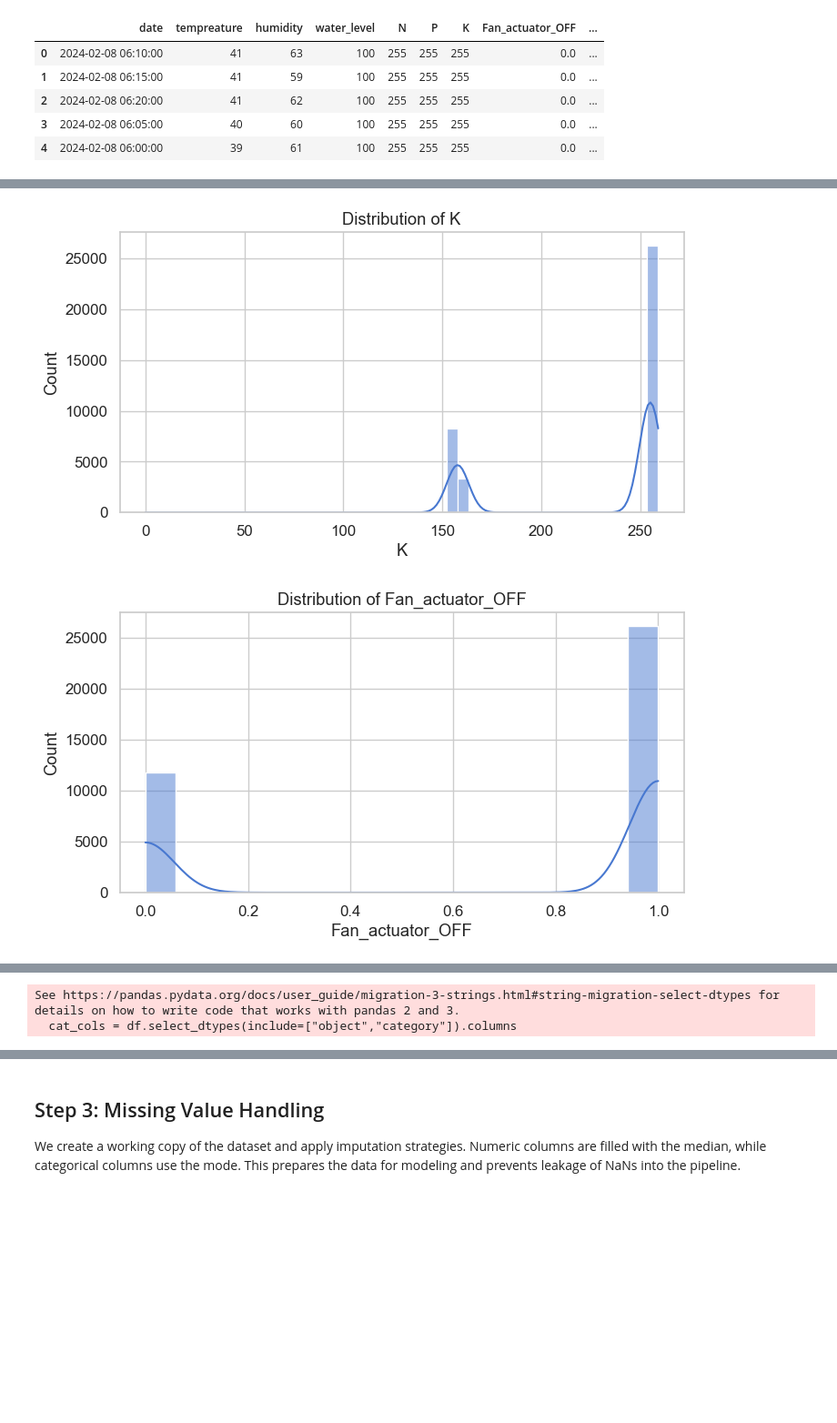
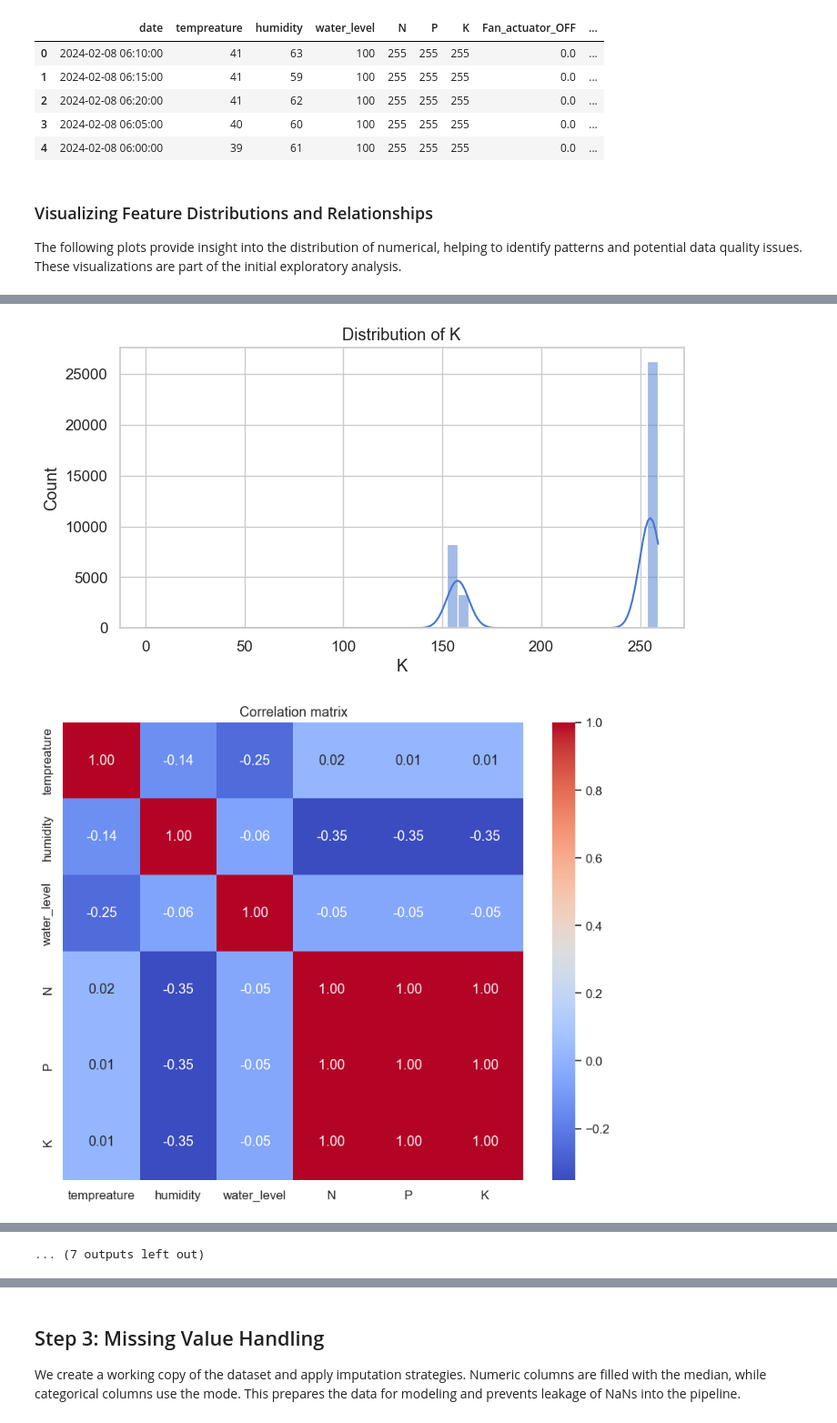
Before and after one commit to BrajanGjorga/Smart-Agriculture, a Jupyter notebook: AgricultureModel.ipynb, the cells around one changed output, grey strips where cells are left out. Shown at 91% size. Drawn from its saved outputs; the diff is of its cells as text; code cells hidden in the pictures; blank space fills up the shorter version.

Commit message:
add summary table, specify numerical & categorical fetures, visualize binary distributions

```diff
--- a/AgricultureModel.ipynb
+++ b/AgricultureModel.ipynb
@@ -59,46 +102,63 @@ display(df.head())
 | 2 | 2024-02-08 06:20:00 | 41 | 62 | 100 | 255 | 255 | 255 | 0.0 | ... |
 | 3 | 2024-02-08 06:05:00 | 40 | 60 | 100 | 255 | 255 | 255 | 0.0 | ... |
 | 4 | 2024-02-08 06:00:00 | 39 | 61 | 100 | 255 | 255 | 255 | 0.0 | ... |
+# %% [markdown]
+### Visualizing Feature Distributions and Relationships
+
+The following plots provide insight into the distribution of numerical, helping to identify patterns and potential data quality issues. These visualizations are part of the initial exploratory analysis.
 # %%
-### Visualizing Feature Distributions and Relationships
+categories_cols = [
+    "date",
+    "Fan_actuator_OFF",
+    "Fan_actuator_ON",
+    "Watering_plant_pump_OFF",
+    "Watering_plant_pump_ON",
+    "Water_pump_actuator_OFF",
+    "Water_pump_actuator_ON"
+]
 
-#The following plots provide insight into the distribution of numerical attributes and the frequency of categorical variables, helping to identify patterns and potential data quality issues. These visualizations are part of the initial exploratory analysis.
+# Distribution plots for numerical features
+num_cols = [
+    col for col in df.select_dtypes(include=["number"]).columns
+    if col not in categories_cols
+]
 
-# distribution plots for numerical features
-num_cols = df.select_dtypes(include=["number"]).columns
 for col in num_cols:
     plt.figure(figsize=(8,4))
     sns.histplot(df[col].dropna(), kde=True)
     plt.title(f"Distribution of {col}")
     plt.show()
 
-# count plots for categorical features
-cat_cols = df.select_dtypes(include=["object","category"]).columns
-for col in cat_cols:
-    plt.figure(figsize=(8,4))
-    sns.countplot(data=df, x=col)
-    plt.title(f"Count plot of {col}")
-    plt.xticks(rotation=45)
-    plt.show()
-
-# correlation heatmap
+# Correlation heatmap (only meaningful numeric variables)
 plt.figure(figsize=(10,8))
 cor = df[num_cols].corr()
 sns.heatmap(cor, annot=True, fmt=".2f", cmap="coolwarm")
 plt.title("Correlation matrix")
 plt.show()
 
-# boxplots for outliers
+# Boxplots for outliers (only meaningful numeric variables)
 for col in num_cols:
     plt.figure(figsize=(8,4))
     sns.boxplot(x=df[col])
     plt.title(f"Boxplot of {col}")
     plt.show()
+
+# Binary columns visualization
+for col in categories_cols:
+    if col == "date":
+        continue
+    else:
+        plt.figure(figsize=(6,4))
+        sns.countplot(x=df[col])
+        plt.title(f"Binary Distribution of {col}")
+        plt.xlabel("State (0 = OFF, 1 = ON)")
+        plt.ylabel("Count")
+        plt.show()
 # %% [output]
 [figure]
 [figure]
 [figure]
 [figure]
 [figure]
 [figure]
-[figure, old version]
+[figure, new version]
@@ -110,2 +170 @@ for col in num_cols:
-See https://pandas.pydata.org/docs/user_guide/migration-3-strings.html#string-migration-select-dtypes for details on how to write code that works with pandas 2 and 3.
-  cat_cols = df.select_dtypes(include=["object","category"]).columns
+... (7 outputs left out)
```
Also changed, not shown: parts of 8 cells of this notebook.
